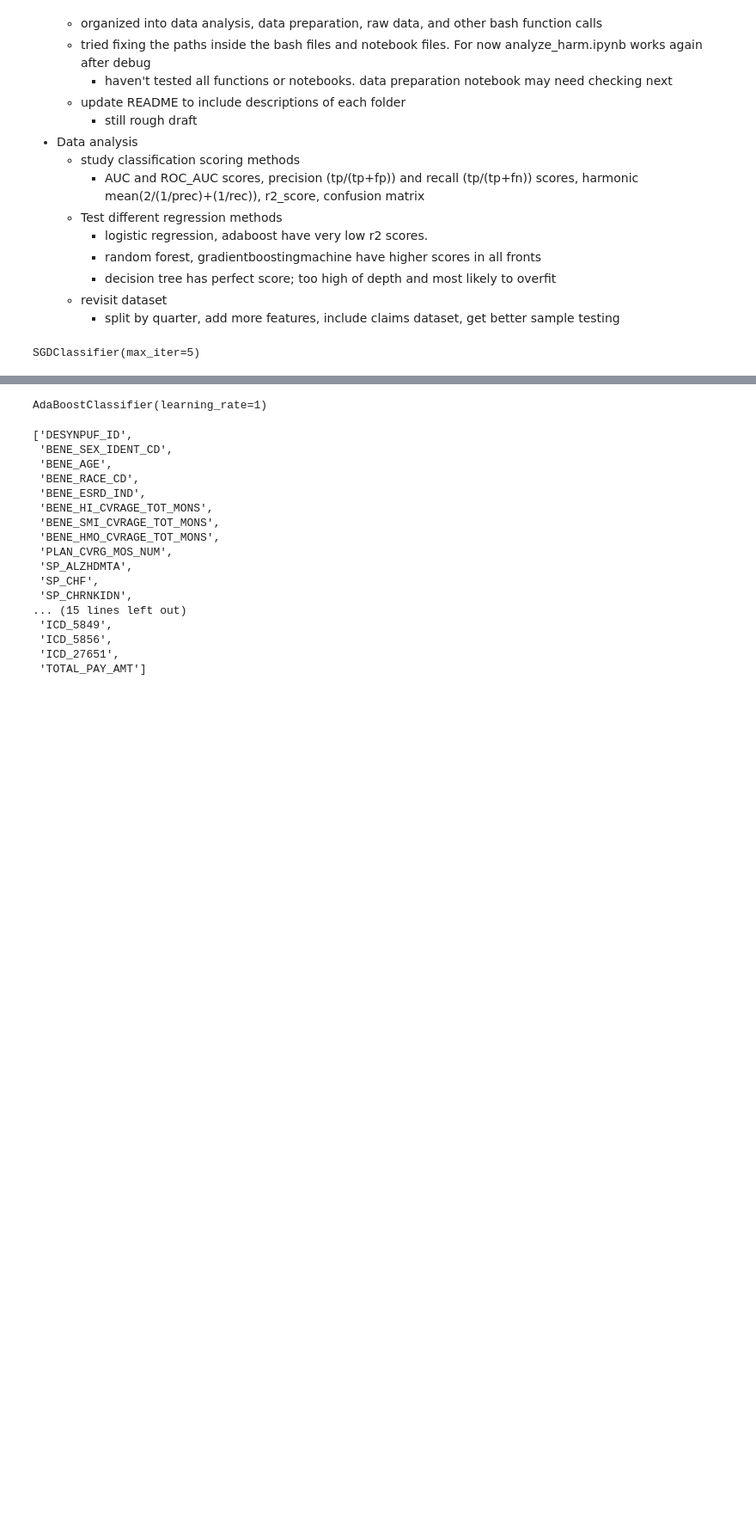
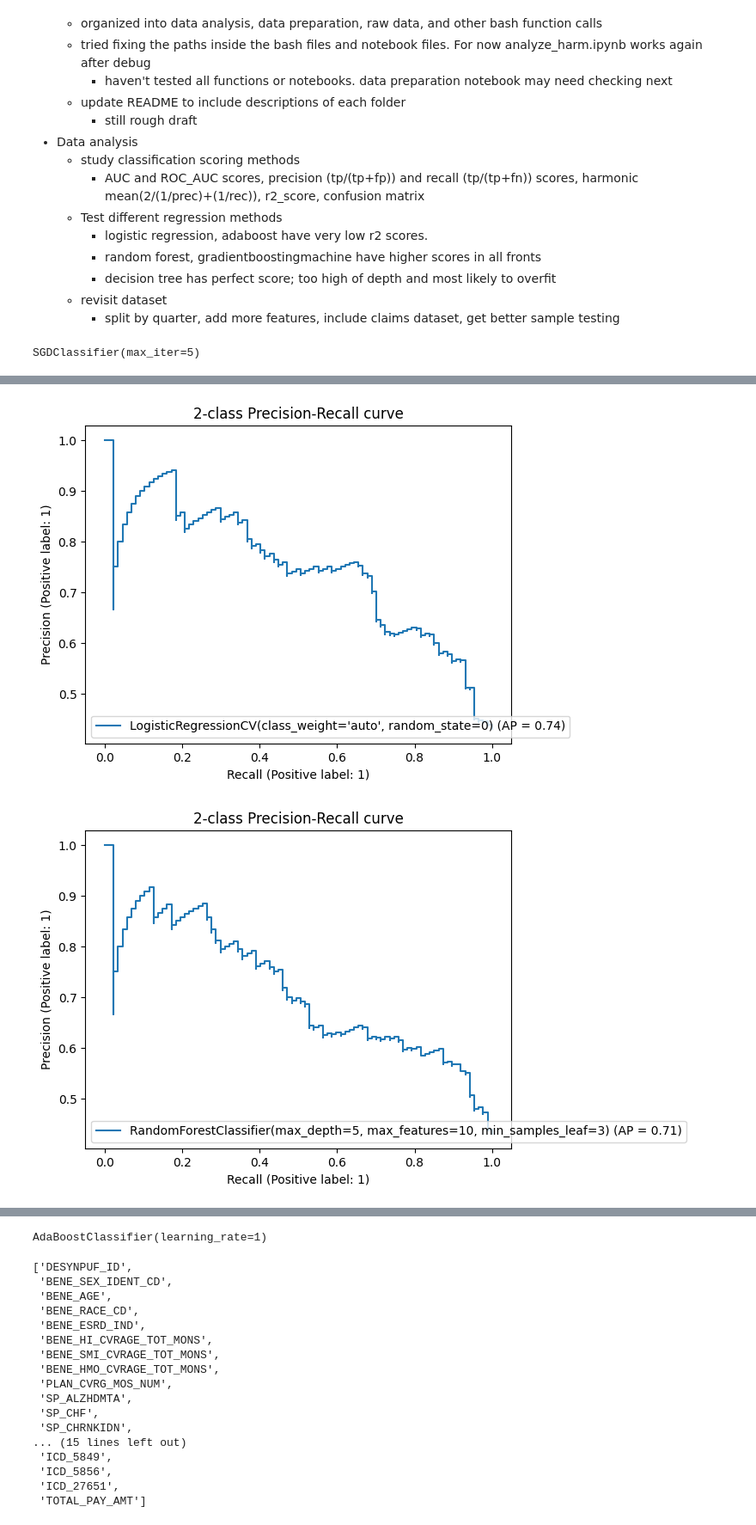
Before and after one commit to hanjosep/explore_cms, a Jupyter notebook: data analysis/analyze_harm.ipynb, the cells around one changed output, grey strips where cells are left out. Shown at 86% size. Cells and saved outputs as stored; diff of their text form; code cells hidden in the pictures; blank space fills up the shorter version.

```diff
--- a/data analysis/analyze_harm.ipynb
+++ b/data analysis/analyze_harm.ipynb
@@ -958,0 +942,28 @@ for clf in regression_list:
+# %%
+regscores_more = pd.DataFrame({'Name':[],'average_precision_score':[], 'brier_score_loss':[], 'log_loss':[], 'roc_auc_score':[],
+            'mean_absolute_error':[], 'mean_squared_error':[], 'median_absolute_error':[]})
+i = 0
+for clf in regression_list:
+    display = PrecisionRecallDisplay.from_estimator(
+        clf, X_val, y_val, name=str(clf)
+    )
+    m_names = [
+    'average_precision_score', 'brier_score_loss',
+    'log_loss', 'roc_auc_score',
+    'mean_absolute_error',
+    'mean_squared_error', 'median_absolute_error'
+    ]
+    metrics = [average_precision_score, brier_score_loss, log_loss, roc_auc_score,
+            mean_absolute_error, mean_squared_error, median_absolute_error]
+    to_regscore = []
+    for n, m in zip(m_names, metrics):
+        print('{:.5f} : {}'.format(m(y_val, y_pred), n))
+        to_regscore.append(m(y_val,y_pred))
+    # to_regscore = [m(y_val,y_pred) for m in metrics]
+
+    regscores_more.loc[i] = [str(clf)] + to_regscore
+    i+=1
+    _ = display.ax_.set_title("2-class Precision-Recall curve")
+
+regscores_more
+# %% [output]
@@ -958,0 +1001,2 @@ for clf in regression_list:
+[figure, added]
+[figure, added]
```
Also changed, not shown: parts of 13 cells of this notebook, 2 other files.
